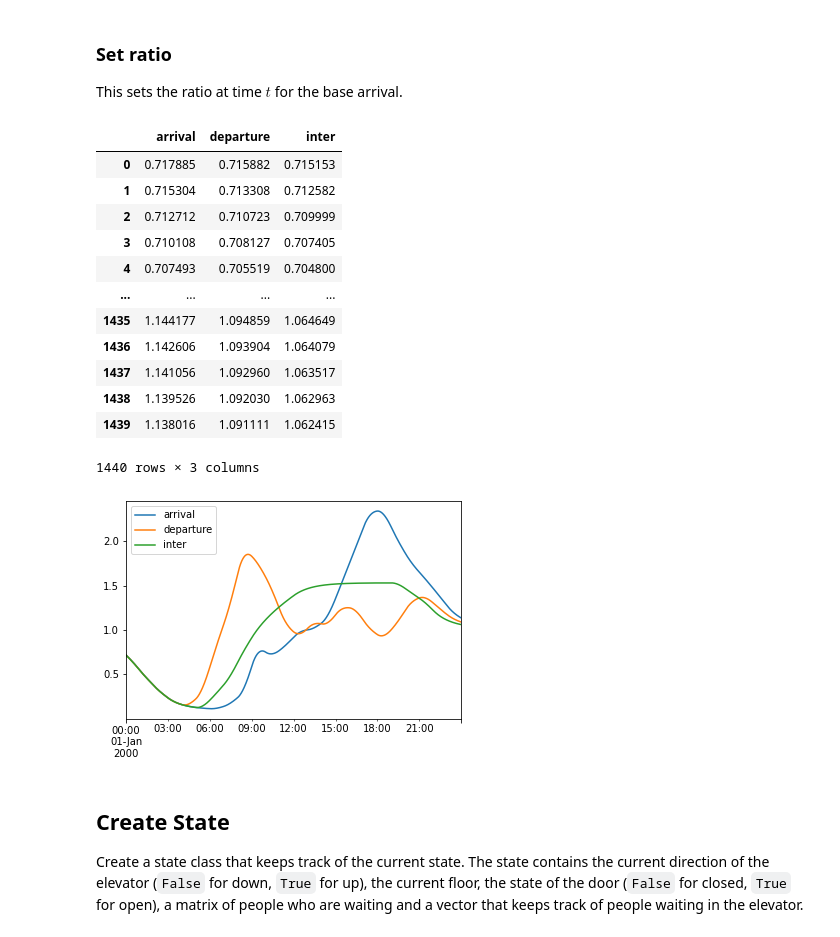
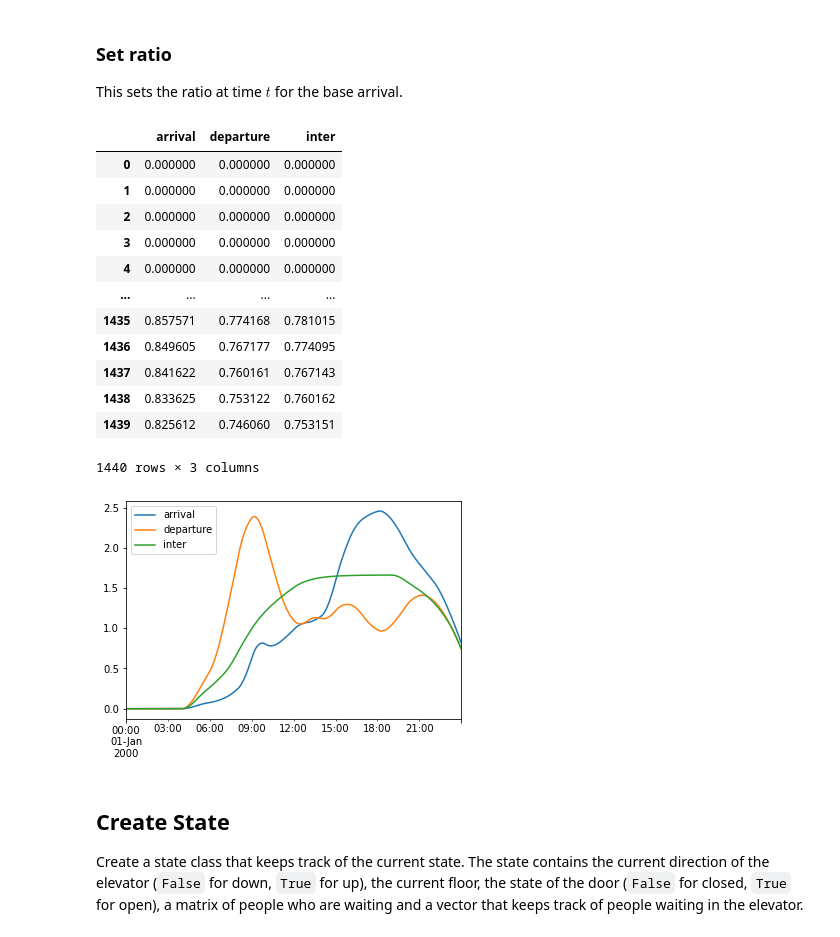
Before and after one commit to michadenheijer/AdvancedSimulation, a Jupyter notebook: ground_floor_rest.ipynb, the cells around one changed output. Cells and saved outputs as stored; diff of their text form; code cells hidden in the pictures.

````diff
--- a/ground_floor_rest.ipynb
+++ b/ground_floor_rest.ipynb
@@ -63,32 +75,32 @@ This sets the ratio at time $t$ for the base arrival.
 # %%
 # The ratio per hour
 HOURLY_RATIO = pd.DataFrame({
     #                       00    01   02   03  04    05   06   07   08   09   10   11   12   13   14   15   16  17   18   19   20   21   22   23   24
-    "arrival":   np.array([0.7, 0.4, 0.2, 0.1, 0.1, 0.1, 0.1, 0.2, 0.4, 1.2, 0.6, 0.9, 1.1, 1.0, 1.2, 1.8, 2.2, 2.6, 2.3, 1.7, 1.5, 1.4, 1.2, 1.0, 1.0]),
-    "departure": np.array([0.7, 0.4, 0.2, 0.1, 0.1, 0.4, 1.2, 1.6, 2.4, 1.6, 1.2, 0.7, 0.8, 1.2, 1.0, 1.4, 1.2, 0.8, 0.8, 1.2, 1.5, 1.4, 1.1, 1.0, 1.0]),
-    "inter":     np.array([0.7, 0.4, 0.2, 0.1, 0.1, 0.1, 0.4, 0.6, 1.0, 1.2, 1.3, 1.4, 1.5, 1.5, 1.5, 1.5, 1.5, 1.5, 1.5, 1.5, 1.3, 1.2, 1.0, 1.0, 1.0])
+    "arrival":   np.array([0.0, 0.0, 0.0, 0.0, 0.0, 0.1, 0.1, 0.2, 0.4, 1.2, 0.6, 0.9, 1.1, 1.0, 1.2, 2.2, 2.4, 2.3, 2.3, 1.9, 1.5, 1.4, 1.2, 0.7, 0.2]),
+    "departure": np.array([0.0, 0.0, 0.0, 0.0, 0.0, 0.5, 0.8, 1.9, 2.8, 2.5, 1.2, 0.7, 0.8, 1.2, 1.0, 1.4, 1.2, 0.8, 0.8, 1.2, 1.5, 1.4, 1.1, 0.7, 0.2]),
+    "inter":     np.array([0.0, 0.0, 0.0, 0.0, 0.0, 0.3, 0.4, 0.6, 1.0, 1.2, 1.3, 1.4, 1.5, 1.5, 1.5, 1.5, 1.5, 1.5, 1.5, 1.5, 1.3, 1.2, 1.0, 0.7, 0.2])
 }, index=pd.date_range("2000", freq="H", periods=25)).resample("1min").interpolate().ewm(span=150).mean()
 HOURLY_RATIO = HOURLY_RATIO[:-1]
 HOURLY_RATIO /= HOURLY_RATIO.mean()
 HOURLY_RATIO.plot()
 new_index = (HOURLY_RATIO.index.hour * 60 + HOURLY_RATIO.index.minute)
 HOURLY_RATIO = HOURLY_RATIO.set_index(new_index)
 HOURLY_RATIO
 # %% [output]
 |  | arrival | departure | inter |
-| 0 | 0.717885 | 0.715882 | 0.715153 |
-| 1 | 0.715304 | 0.713308 | 0.712582 |
-| 2 | 0.712712 | 0.710723 | 0.709999 |
-| 3 | 0.710108 | 0.708127 | 0.707405 |
-| 4 | 0.707493 | 0.705519 | 0.704800 |
+| 0 | 0.000000 | 0.000000 | 0.000000 |
+| 1 | 0.000000 | 0.000000 | 0.000000 |
+| 2 | 0.000000 | 0.000000 | 0.000000 |
+| 3 | 0.000000 | 0.000000 | 0.000000 |
+| 4 | 0.000000 | 0.000000 | 0.000000 |
 | ... | ... | ... | ... |
-| 1435 | 1.144177 | 1.094859 | 1.064649 |
-| 1436 | 1.142606 | 1.093904 | 1.064079 |
-| 1437 | 1.141056 | 1.092960 | 1.063517 |
-| 1438 | 1.139526 | 1.092030 | 1.062963 |
-| 1439 | 1.138016 | 1.091111 | 1.062415 |
+| 1435 | 0.857571 | 0.774168 | 0.781015 |
+| 1436 | 0.849605 | 0.767177 | 0.774095 |
+| 1437 | 0.841622 | 0.760161 | 0.767143 |
+| 1438 | 0.833625 | 0.753122 | 0.760162 |
+| 1439 | 0.825612 | 0.746060 | 0.753151 |
 1440 rows × 3 columns
-[figure, old version]
+[figure, new version]
 # %% [markdown]
 ## Create State
 Create a state class that keeps track of the current state. The state contains the current direction of the elevator (```False``` for down, ```True``` for up), the current floor, the state of the door (```False``` for closed, ```True``` for open), a matrix of people who are waiting and a vector that keeps track of people waiting in the elevator.
````
Also changed, not shown: parts of 4 cells of this notebook, 25 other files.
